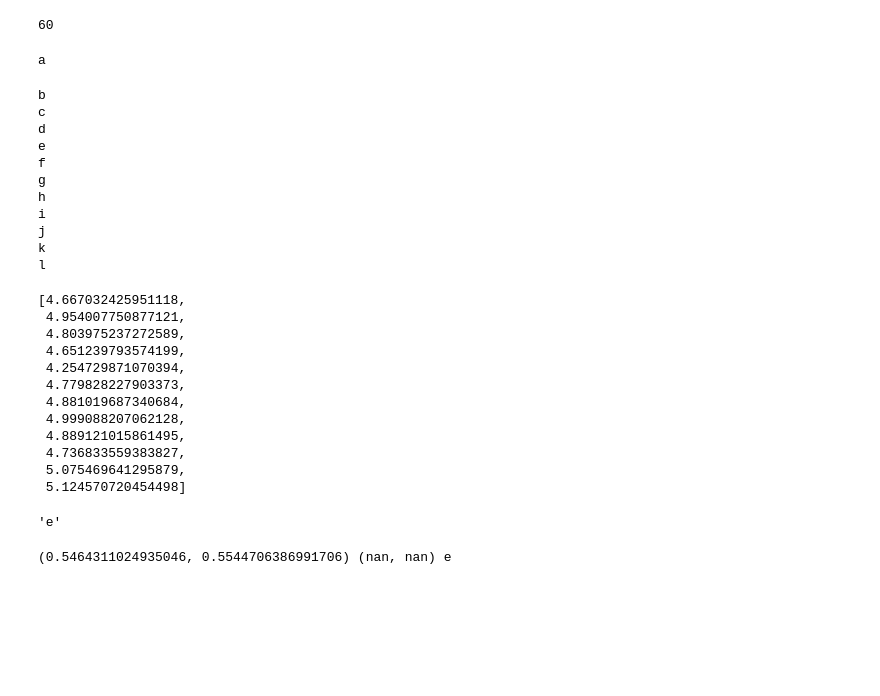
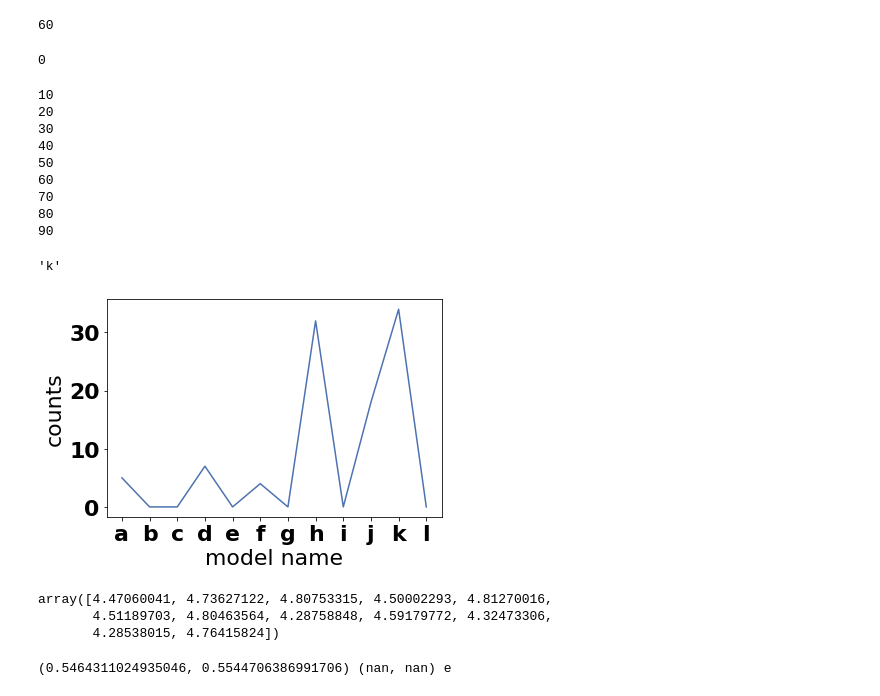
Before and after one commit to hachouuw/EMGdelay-analysis, a Jupyter notebook: LNP_delay_analysis.ipynb, the cells around one changed output. Drawn from its saved outputs; the diff is of its cells as text; code cells hidden in the pictures; blank space fills up the shorter version.

Commit message:
average costs

```diff
--- a/LNP_delay_analysis.ipynb
+++ b/LNP_delay_analysis.ipynb
@@ -63,7 +63,7 @@ Minimizing: FD_error -- EMG error + manual error
 x0:
 # %%
 M = lambda s : 1/(s**2 + s)
-w_all = np.fft.fftfreq(N, 1./ fs)
+w_all = np.fft.fftfreq(2400, 1./ 60)
 
 # [k_v,t_v,k,t_d]
 def myfit(w_all,x0,x1,x2,x3):
@@ -189,18 +189,10 @@ def chain(leave_out,reps,EMG_data,man_data,num_vars):
     # take the mean
     mEMG = np.zeros(8,dtype='complex')
     mman = np.zeros(8,dtype='complex')
-    ang_EMG = np.zeros(8,dtype='complex')
-    ang_man = np.zeros(8,dtype='complex')
     for j in range(8):
-        mEMG[j] = np.mean([abs(EMG[Keys[i]][j]) for i in range(10)])
-        mman[j] = np.mean([abs(man[Keys[i]][j]) for i in range(10)])
-        fj = np.array([[EMG[Keys[i]][j] for i in range(10)]])
-        ang_EMG[j] = np.mean(angle_correction(fj))
-        fj = np.array([[man[Keys[i]][j] for i in range(10)]])
-        ang_man[j] = np.mean(angle_correction(fj))
+        mEMG[j] = np.mean([(EMG[Keys[i]][j]) for i in range(10)])
+        mman[j] = np.mean([(man[Keys[i]][j]) for i in range(10)])
 
-    mEMG = mEMG*np.exp(1.j*ang_EMG)
-    mman = mman*np.exp(1.j*ang_man)
 
     # run minimize the desired number of times
     # save [FDerror, calculated values] as [key, value]
@@ -512,48 +504,30 @@ fs
 # %%
 vals = ['a', 'b', 'c', 'd', 'e', 'f', 'g', 'h', 'i', 'j', 'k', 'l']
 total = np.zeros(len(vals))
+avg_costs = np.zeros(len(vals))
 for n in range(100):
+    if (n%10 == 0):
+        print(n)
     avs = []
     bo_fo_all = {}
 
     for v in vals:
-        print(v)
         bo_fo_all[v] = []
         m,bo = runAll(emg_fo,man_fo,v,100)
         avs.append(m)
         bo_fo_all[v] = bo
 
     index_min = np.argmin(avs)
-    vals[index_min] += 1
+    avg_costs += avs
+    total[index_min] += 1
 # %% [output]
-a
+0
-b
-c
-d
-e
-f
-g
-h
-i
-j
-k
-l
+10
+20
+30
+40
+50
+60
+70
+80
+90
-# %%
-avs
-# %% [output]
-[4.667032425951118,
- 4.954007750877121,
- 4.803975237272589,
- 4.651239793574199,
- 4.254729871070394,
- 4.779828227903373,
- 4.881019687340684,
- 4.999088207062128,
- 4.889121015861495,
- 4.736833559383827,
- 5.075469641295879,
- 5.124570720454498]
-# %%
-vals[index_min]
-# %% [output]
-'e'
@@ -560,3 +536,20 @@ vals[index_min]
+# %%
+vals[np.argmax(total)]
+# %% [output]
+'k'
+# %%
+plt.plot(np.linspace(0,12,12),total)
+plt.xlabel("model name")
+plt.ylabel("counts")
+plt.xticks(ticks=np.linspace(0,12,12),labels=vals);
+# %% [output]
+[figure, added]
+# %%
+avg_costs
+# %% [output]
+array([4.47060041, 4.73627122, 4.80753315, 4.50002293, 4.81270016,
+       4.51189703, 4.80463564, 4.28758848, 4.59179772, 4.32473306,
+       4.28538015, 4.76415824])
 # %%
 eint_fo,mint_fo = bootstrap(bo_fo,vals[index_min])
 print(eint_fo,mint_fo,vals[index_min])
```
Also changed, not shown: parts of 3 cells of this notebook.
